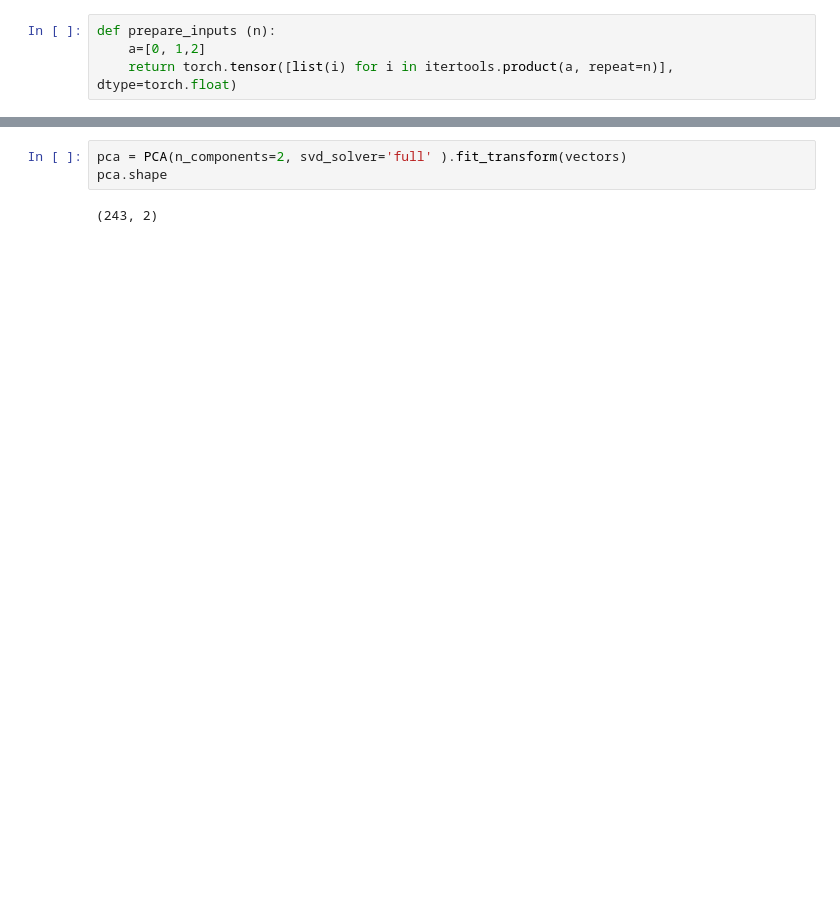
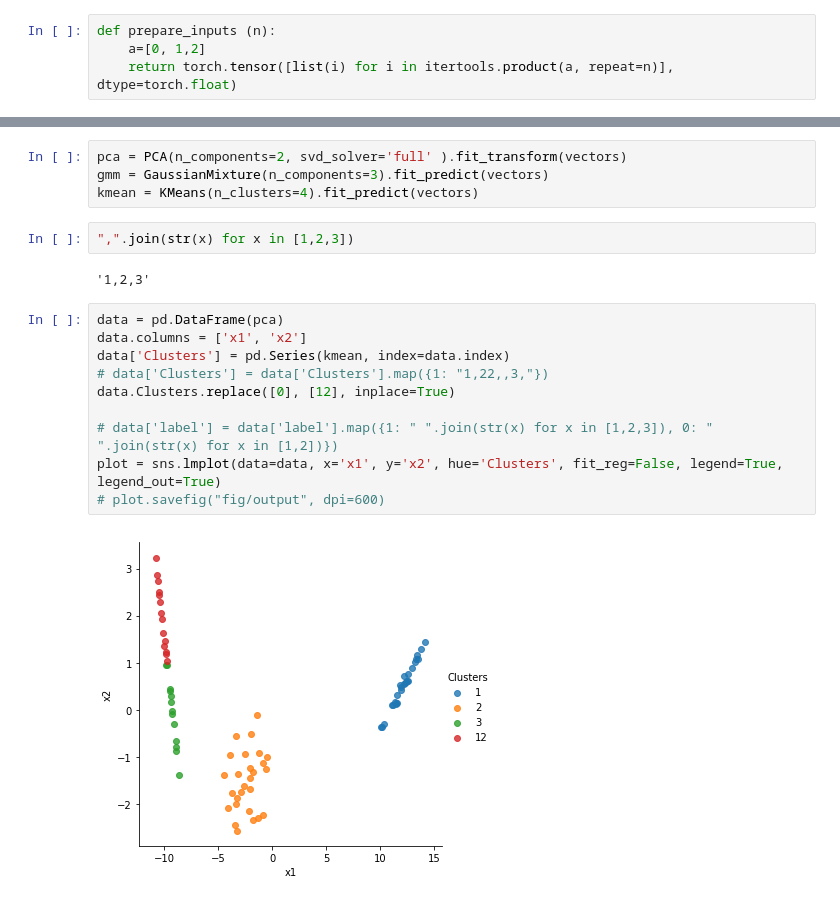
Before and after one commit to montaserFath/Act2Vec, a Jupyter notebook: MountainCar_load_actions.ipynb, the cells around one changed output, grey strips where cells are left out. Cells and saved outputs as stored; diff of their text form; blank space fills up the shorter version.

```diff
--- a/MountainCar_load_actions.ipynb
+++ b/MountainCar_load_actions.ipynb
@@ -171,5 +288,20 @@ vectors.shape
 # %%
 pca = PCA(n_components=2, svd_solver='full' ).fit_transform(vectors)
-pca.shape
+gmm = GaussianMixture(n_components=3).fit_predict(vectors)
+kmean = KMeans(n_clusters=4).fit_predict(vectors)
-# %% [output]
-(243, 2)
+# %%
+",".join(str(x) for x in [1,2,3])
+# %% [output]
+'1,2,3'
+# %%
+data = pd.DataFrame(pca)
+data.columns = ['x1', 'x2']
+data['Clusters'] = pd.Series(kmean, index=data.index)
+# data['Clusters'] = data['Clusters'].map({1: "1,22,,3,"})
+data.Clusters.replace([0], [12], inplace=True)
+
+# data['label'] = data['label'].map({1: " ".join(str(x) for x in [1,2,3]), 0: " ".join(str(x) for x in [1,2])})
+plot = sns.lmplot(data=data, x='x1', y='x2', hue='Clusters', fit_reg=False, legend=True, legend_out=True)
+# plot.savefig("fig/output", dpi=600)
+# %% [output]
+[figure, added]
```
Also changed, not shown: parts of 32 cells of this notebook, 1 other file.
